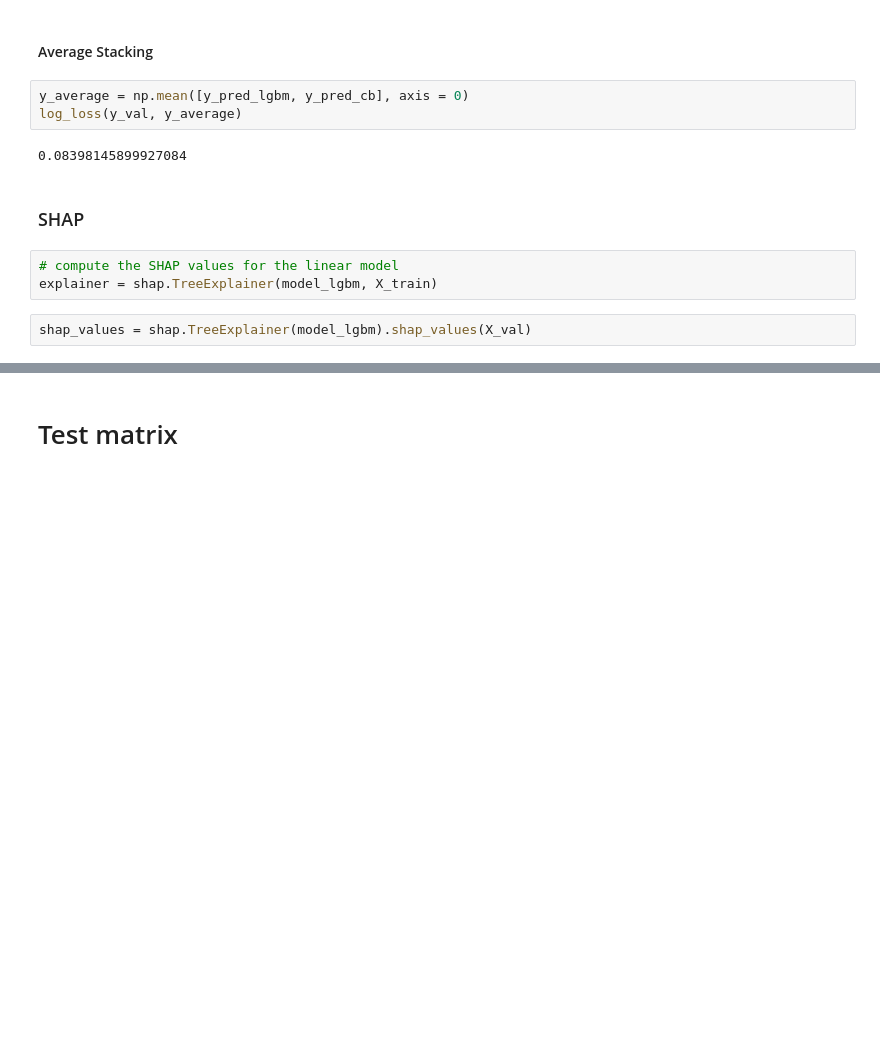
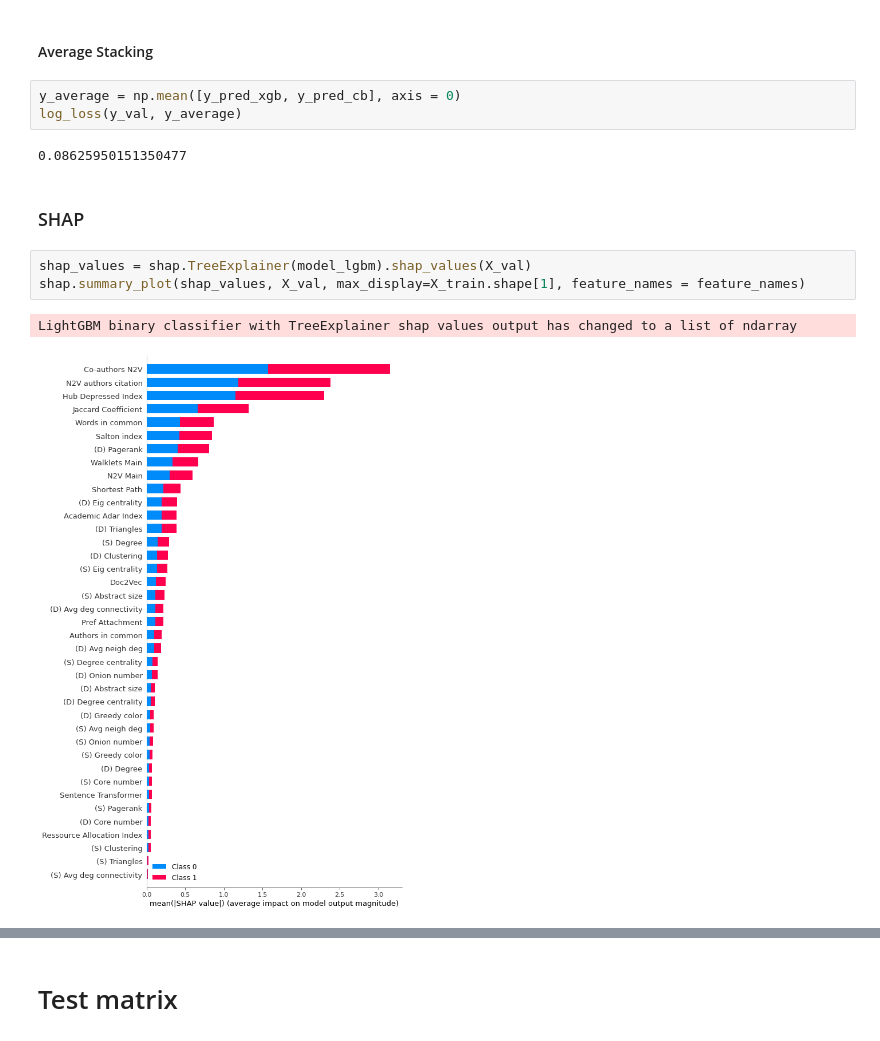
Before and after one commit to xavierjimenezp/Link-Prediction-Kaggle-Challenge, a Jupyter notebook: ALTEGRAD_project_v2.ipynb, the cells around one changed output, grey strips where cells are left out. Saved outputs shown, nothing was run; the diff lists cells and outputs as text; blank space fills up the shorter version.

```diff
--- a/ALTEGRAD_project_v2.ipynb
+++ b/ALTEGRAD_project_v2.ipynb
@@ -963,15 +973,16 @@ Validation loss = 0.0848
 # %% [markdown]
 #### Average Stacking
 # %%
-y_average = np.mean([y_pred_lgbm, y_pred_cb], axis = 0)
+y_average = np.mean([y_pred_xgb, y_pred_cb], axis = 0)
 log_loss(y_val, y_average)
 # %% [output]
-0.08398145899927084
+0.08625950151350477
 # %% [markdown]
 ### SHAP
-# %%
-# compute the SHAP values for the linear model
-explainer = shap.TreeExplainer(model_lgbm, X_train)
 # %%
 shap_values = shap.TreeExplainer(model_lgbm).shap_values(X_val)
+shap.summary_plot(shap_values, X_val, max_display=X_train.shape[1], feature_names = feature_names)
+# %% [output]
+LightGBM binary classifier with TreeExplainer shap values output has changed to a list of ndarray
+[figure, added]
 # %%
```
Also changed, not shown: parts of 22 cells of this notebook, 8 other files.
